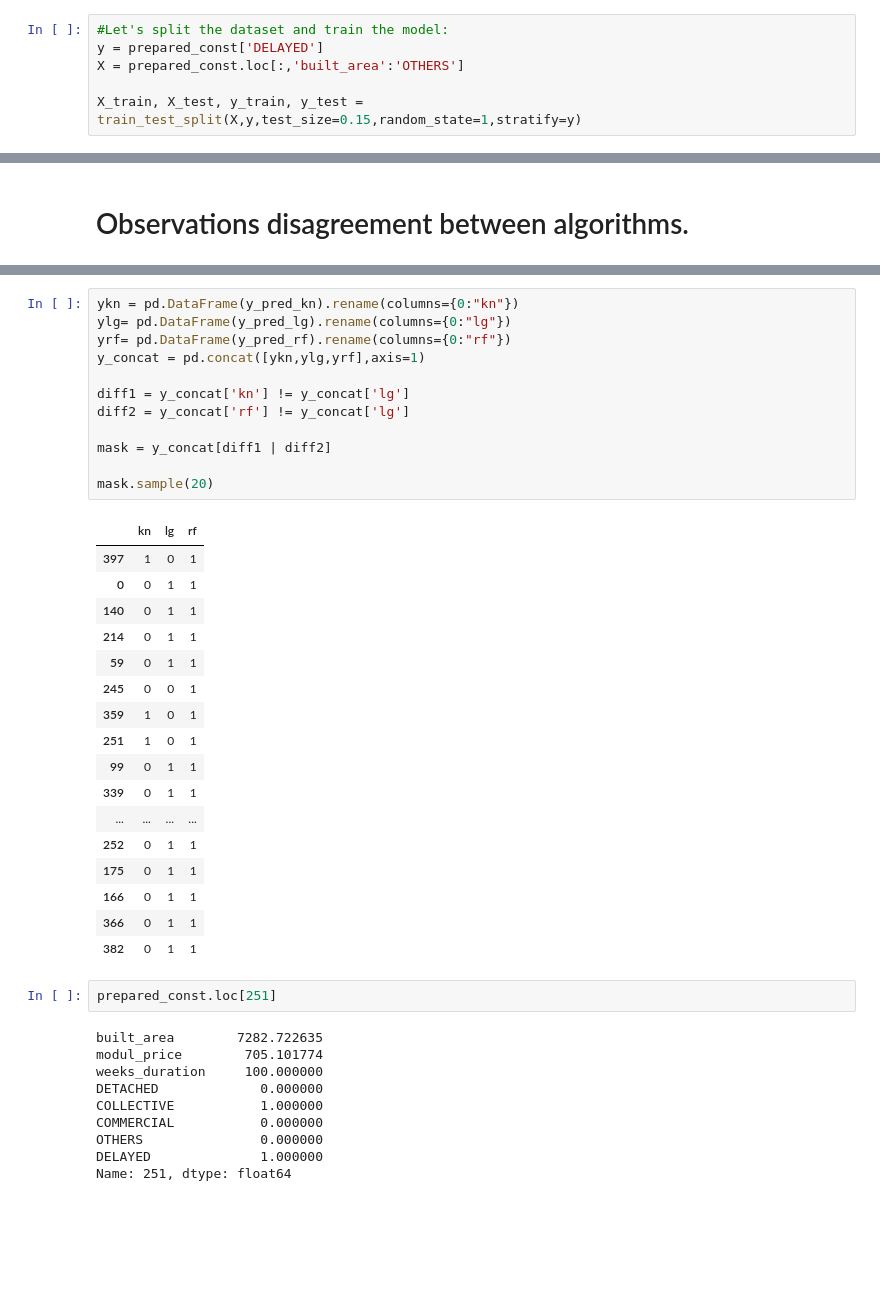
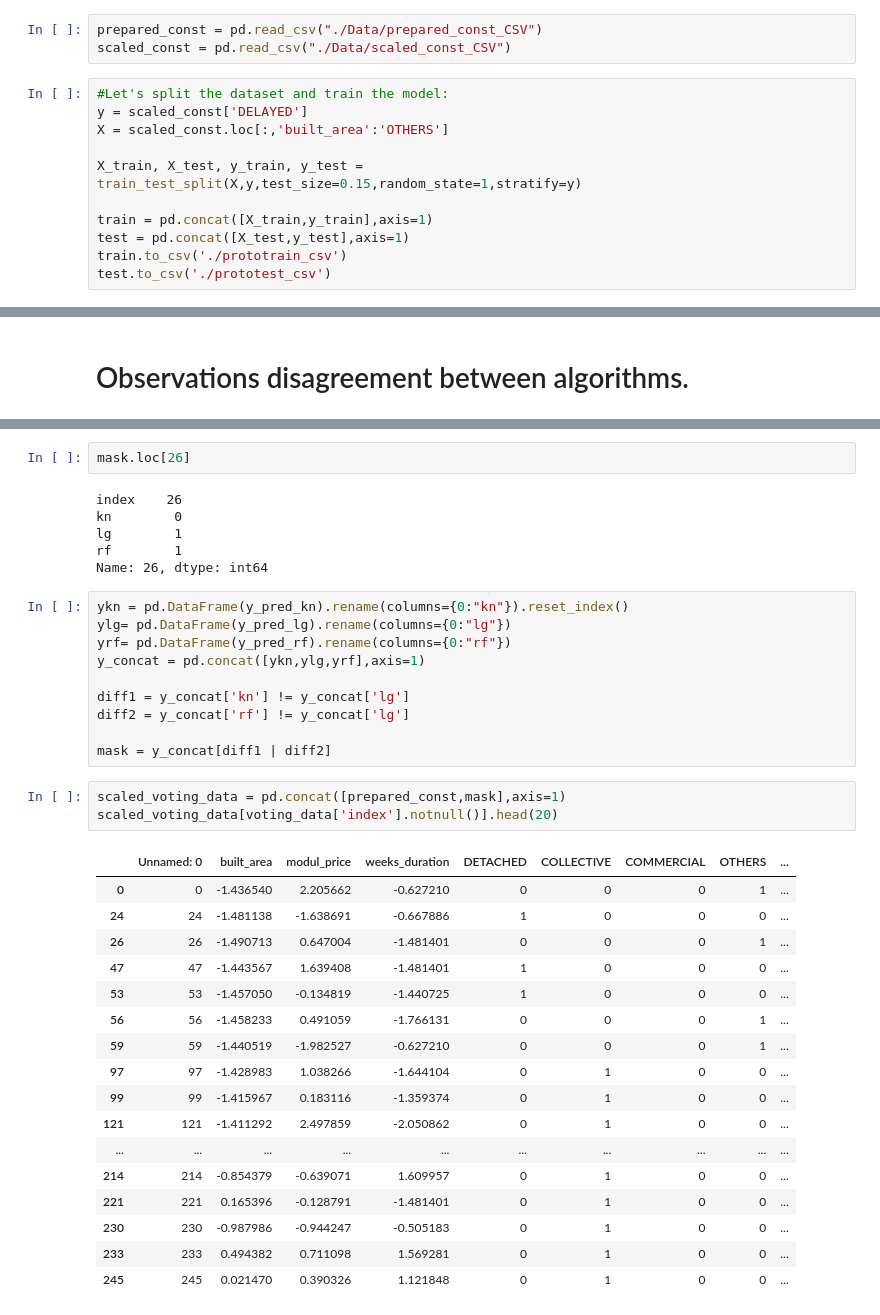
Before and after one commit to hguadalupe/master-data-science, a Jupyter notebook: PFM_SaB/Modelo_presupuesto_Construcc/Construction_budget_delay_detector.ipynb, the cells around one changed output, grey strips where cells are left out. Cells and saved outputs as stored; diff of their text form; blank space fills up the shorter version.

```diff
--- a/PFM_SaB/Modelo_presupuesto_Construcc/Construction_budget_delay_detector.ipynb
+++ b/PFM_SaB/Modelo_presupuesto_Construcc/Construction_budget_delay_detector.ipynb
@@ -348,6 +17,14 @@ prepared_const.head(3)
+# %%
+prepared_const = pd.read_csv("./Data/prepared_const_CSV")
+scaled_const = pd.read_csv("./Data/scaled_const_CSV")
 # %%
 #Let's split the dataset and train the model:
-y = prepared_const['DELAYED']
-X = prepared_const.loc[:,'built_area':'OTHERS']
+y = scaled_const['DELAYED']
+X = scaled_const.loc[:,'built_area':'OTHERS']
 
 X_train, X_test, y_train, y_test = train_test_split(X,y,test_size=0.15,random_state=1,stratify=y)
+
+train = pd.concat([X_train,y_train],axis=1)
+test = pd.concat([X_test,y_test],axis=1)
+train.to_csv('./prototrain_csv')
+test.to_csv('./prototest_csv')
@@ -449,5 +171,13 @@ RANDFOR VS K-NEIGH: 0.935560859189
+# %%
+mask.loc[26]
+# %% [output]
+index    26
+kn        0
+lg        1
+rf        1
+Name: 26, dtype: int64
 # %%
-ykn = pd.DataFrame(y_pred_kn).rename(columns={0:"kn"})
+ykn = pd.DataFrame(y_pred_kn).rename(columns={0:"kn"}).reset_index()
 ylg= pd.DataFrame(y_pred_lg).rename(columns={0:"lg"})
 yrf= pd.DataFrame(y_pred_rf).rename(columns={0:"rf"})
 y_concat = pd.concat([ykn,ylg,yrf],axis=1)
@@ -456,35 +186,24 @@ diff1 = y_concat['kn'] != y_concat['lg']
 diff2 = y_concat['rf'] != y_concat['lg']
 
 mask = y_concat[diff1 | diff2]
-
-mask.sample(20)
-# %% [output]
-|  | kn | lg | rf |
-| 397 | 1 | 0 | 1 |
-| 0 | 0 | 1 | 1 |
-| 140 | 0 | 1 | 1 |
-| 214 | 0 | 1 | 1 |
-| 59 | 0 | 1 | 1 |
-| 245 | 0 | 0 | 1 |
-| 359 | 1 | 0 | 1 |
-| 251 | 1 | 0 | 1 |
-| 99 | 0 | 1 | 1 |
-| 339 | 0 | 1 | 1 |
-| ... | ... | ... | ... |
-| 252 | 0 | 1 | 1 |
-| 175 | 0 | 1 | 1 |
-| 166 | 0 | 1 | 1 |
-| 366 | 0 | 1 | 1 |
-| 382 | 0 | 1 | 1 |
-# %%
-prepared_const.loc[251]
-# %% [output]
-built_area        7282.722635
-modul_price        705.101774
-weeks_duration     100.000000
-DETACHED             0.000000
-COLLECTIVE           1.000000
-COMMERCIAL           0.000000
-OTHERS               0.000000
-DELAYED              1.000000
-Name: 251, dtype: float64
+# %%
+scaled_voting_data = pd.concat([prepared_const,mask],axis=1)
+scaled_voting_data[voting_data['index'].notnull()].head(20)
+# %% [output]
+|  | Unnamed: 0 | built_area | modul_price | weeks_duration | DETACHED | COLLECTIVE | COMMERCIAL | OTHERS | ... |
+| 0 | 0 | -1.436540 | 2.205662 | -0.627210 | 0 | 0 | 0 | 1 | ... |
+| 24 | 24 | -1.481138 | -1.638691 | -0.667886 | 1 | 0 | 0 | 0 | ... |
+| 26 | 26 | -1.490713 | 0.647004 | -1.481401 | 0 | 0 | 0 | 1 | ... |
+| 47 | 47 | -1.443567 | 1.639408 | -1.481401 | 1 | 0 | 0 | 0 | ... |
+| 53 | 53 | -1.457050 | -0.134819 | -1.440725 | 1 | 0 | 0 | 0 | ... |
+| 56 | 56 | -1.458233 | 0.491059 | -1.766131 | 0 | 0 | 0 | 1 | ... |
+| 59 | 59 | -1.440519 | -1.982527 | -0.627210 | 0 | 0 | 0 | 1 | ... |
+| 97 | 97 | -1.428983 | 1.038266 | -1.644104 | 0 | 1 | 0 | 0 | ... |
+| 99 | 99 | -1.415967 | 0.183116 | -1.359374 | 0 | 1 | 0 | 0 | ... |
+| 121 | 121 | -1.411292 | 2.497859 | -2.050862 | 0 | 1 | 0 | 0 | ... |
+| ... | ... | ... | ... | ... | ... | ... | ... | ... | ... |
+| 214 | 214 | -0.854379 | -0.639071 | 1.609957 | 0 | 1 | 0 | 0 | ... |
+| 221 | 221 | 0.165396 | -0.128791 | -1.481401 | 0 | 1 | 0 | 0 | ... |
+| 230 | 230 | -0.987986 | -0.944247 | -0.505183 | 0 | 1 | 0 | 0 | ... |
+| 233 | 233 | 0.494382 | 0.711098 | 1.569281 | 0 | 1 | 0 | 0 | ... |
+| 245 | 245 | 0.021470 | 0.390326 | 1.121848 | 0 | 1 | 0 | 0 | ... |
```
Also changed, not shown: parts of 34 cells of this notebook, 12 other files.
